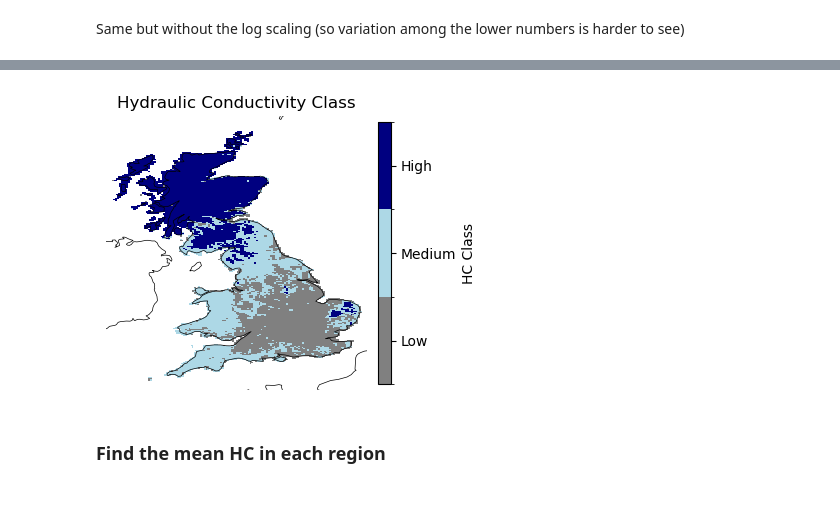
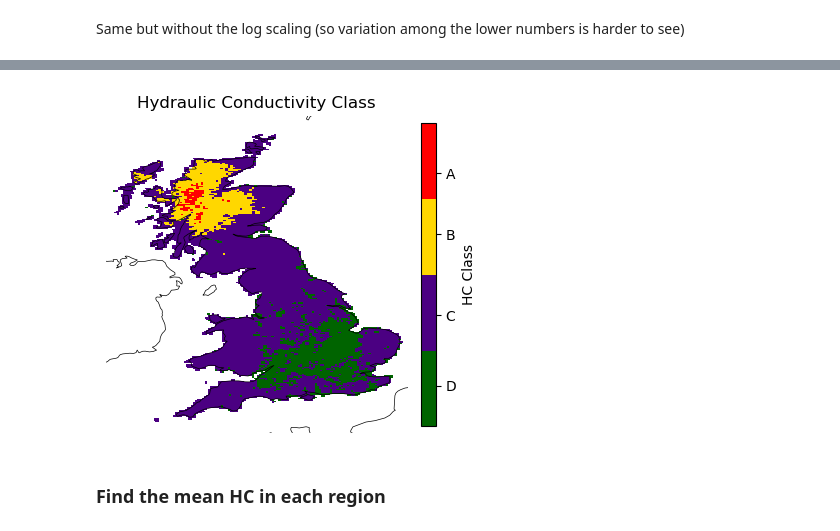
Before and after one commit to masher92/FutureFlood, a Jupyter notebook: ProcessSoilData/SoilMoistureExploration.ipynb, the cells around one changed output, grey strips where cells are left out. Drawn from its saved outputs; the diff is of its cells as text; code cells hidden in the pictures; blank space fills up the shorter version.

```diff
--- a/ProcessSoilData/SoilMoistureExploration.ipynb
+++ b/ProcessSoilData/SoilMoistureExploration.ipynb
@@ -157,37 +246,48 @@ classified[np.isnan(hk_vals)] = np.nan
+# %%
+# Get data
+hk_vals = national_cube.data
+# hk_vals_flat = hk_vals.flatten()
+# Convert masked values to np.nan
+if np.ma.is_masked(hk_vals):
+    hk_vals = hk_vals.filled(np.nan)
+# Define class boundaries
+q1 = 0.15
+q2 = 1.1
+q3 = 3
+# Convert data to classes
+classified = np.digitize(hk_vals, bins=[q1, q2, q3]).astype(float)
+classified[np.isnan(hk_vals)] = np.nan
+
+# np.unique(classified,return_counts=True)
+# (1872 +  7234 + 1017+   116)# 10239
+# 18.3, 70.7, 9.9, 1.1
 # %%
-# Define three colours for 3 classes
-cmap = ListedColormap(['green', "darkblue", "indianred"])
-
 # Assign back to cube
 hc_class_cube = national_cube.copy()
 hc_class_cube.data = classified
 
 fig = plt.figure(figsize=(4, 5))
 ax = plt.axes(projection=ccrs.PlateCarree())
 ax.set_extent([-8, 2, 49.5, 60], crs=ccrs.PlateCarree())
 
 # Discrete colormap with 3 classes
-class_labels = ['Low', 'Medium', 'High']  # adjust to your actual classes
-colors = ['grey', 'lightblue', 'navy']  # 3 viridis-like colors
+class_labels = ['D', 'C', 'B', 'A']  # adjust to your actual classes
+colors = ['darkgreen', 'indigo', 'gold','red',  ]  # 3 viridis-like colors
 cmap = ListedColormap(colors)
 
-# Boundaries between the 3 classes — assumes class values are 0, 1, 2
-bounds = [-0.5, 0.5, 1.5, 2.5]
-norm = BoundaryNorm(bounds, cmap.N)
-
-mesh = iplt.pcolormesh(hc_class_cube, axes=ax, cmap=cmap, norm=norm)
+mesh = iplt.pcolormesh(hc_class_cube, axes=ax, cmap=cmap)
 
 ax.coastlines(resolution='50m', linewidth=0.5, color='black')
 ax.set_title('Hydraulic Conductivity Class')
 ax.set_axis_off()
 
 # Colorbar on the side, sized to match the axes, with class tick labels
 cbar = fig.colorbar(mesh, ax=ax, orientation='vertical',
-                     fraction=0.046, pad=0.04, ticks=[0, 1, 2])
+                     fraction=0.046, pad=0.04, ticks=[0.4, 1.1, 1.9, 2.5])
 cbar.ax.set_yticklabels(class_labels)
 cbar.set_label('HC Class')
 
 plt.tight_layout()
 plt.show()
 # %% [output]
-[figure, old version]
+[figure, new version]
```
Also changed, not shown: parts of 16 cells of this notebook.
